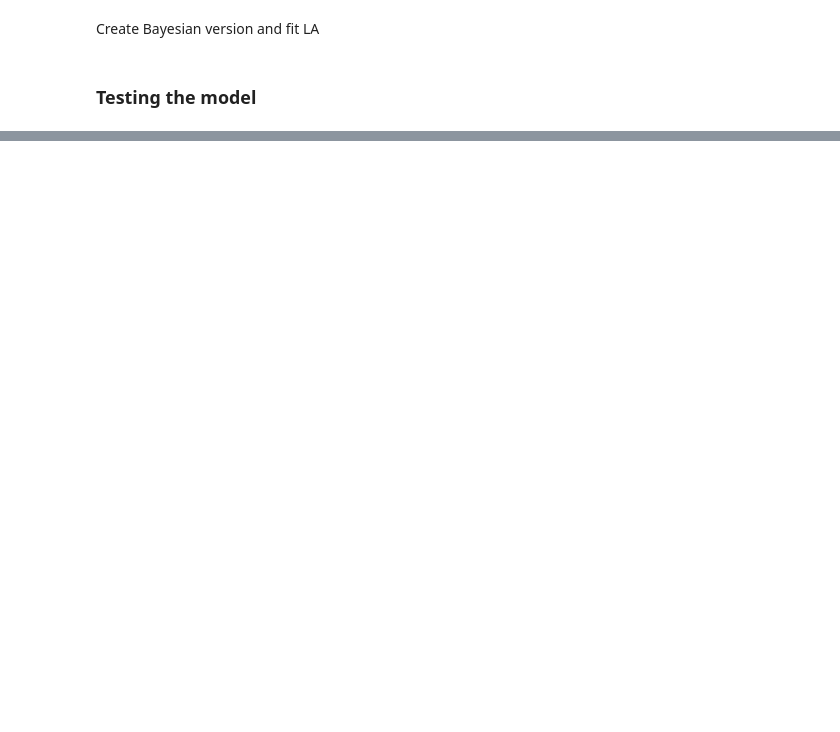
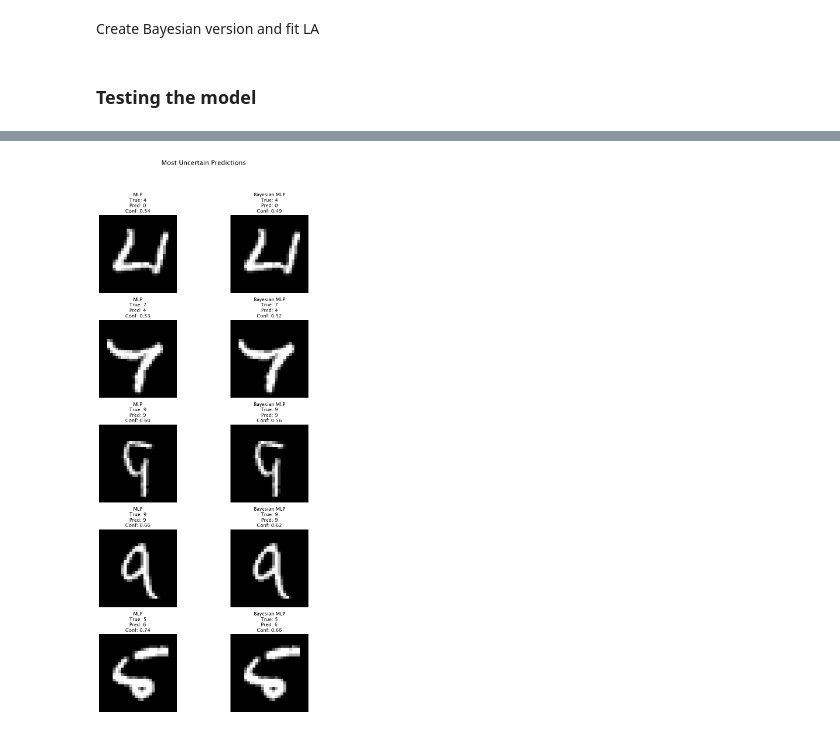
Before and after one commit to confinlay/Bayesian-CE, a Jupyter notebook: new-stuff/BNN/train-LBNN.ipynb, the cells around one changed output, grey strips where cells are left out. Saved outputs shown, nothing was run; the diff lists cells and outputs as text; code cells hidden in the pictures; blank space fills up the shorter version.

Commit message:
Finished laplace implementation and training/testing

```diff
--- a/new-stuff/BNN/train-LBNN.ipynb
+++ b/new-stuff/BNN/train-LBNN.ipynb
@@ -38,4 +48,4 @@ Create and train base model
 # %%
 # Create and train base model
 mlp = MLP().to(device)
-mlp = train_mlp(mlp, train_loader, test_loader, device=device)
+mlp.fit(train_loader, epochs=5)
@@ -61,0 +73,93 @@ print("Max probability:", max_probs)  # Show first 5 confidence scores
+# %%
+# Plot predictions and confidence distributions for both models
+import numpy as np
+import matplotlib.pyplot as plt
+
+device = torch.device('cpu')
+
+# Get a batch of test data
+x_test, y_test = next(iter(test_loader))
+x_test = x_test.to(device)
+y_test = y_test.to(device)
+
+# Get predictions from both models
+bayes_probs = bayes_mlp.predict(x_test)
+regular_probs = F.softmax(mlp(x_test), dim=1)
+
+bayes_pred = bayes_probs.argmax(dim=1)
+regular_pred = regular_probs.argmax(dim=1)
+
+# Find the most uncertain predictions from Bayesian model
+bayes_conf = bayes_probs.max(dim=1)[0]
+most_uncertain_idx = torch.argsort(bayes_conf)[:5] # Get indices of 5 lowest confidence predictions
+
+# Create figure for predictions
+fig_pred, axes_pred = plt.subplots(5, 2, figsize=(10, 20))
+fig_pred.suptitle('Most Uncertain Predictions', fontsize=16)
+
+for i, idx in enumerate(most_uncertain_idx):
+    # Plot image
+    img = x_test[idx].cpu().squeeze().numpy()
+
+    # Regular MLP subplot
+    ax = axes_pred[i, 0]
+    ax.imshow(img, cmap='gray')
+    true_label = y_test[idx].item()
+    pred_label = regular_pred[idx].item()
+    conf = regular_probs[idx, pred_label].item()
+    ax.set_title(f'MLP\nTrue: {true_label}\nPred: {pred_label}\nConf: {conf:.2f}')
+    ax.axis('off')
+
+    # Bayesian MLP subplot
+    ax = axes_pred[i, 1]
+    ax.imshow(img, cmap='gray')
+    pred_label = bayes_pred[idx].item()
+    conf = bayes_probs[idx, pred_label].item()
+    ax.set_title(f'Bayesian MLP\nTrue: {true_label}\nPred: {pred_label}\nConf: {conf:.2f}')
+    ax.axis('off')
+
+plt.tight_layout(rect=[0, 0.03, 1, 0.95])
+plt.show()
+
+# Create figure for confidence distributions of uncertain predictions
+fig_conf, axes_conf = plt.subplots(5, 2, figsize=(12, 15))
+fig_conf.suptitle('Confidence Distributions for Most Uncertain Predictions', fontsize=16)
+
+for i, idx in enumerate(most_uncertain_idx):
+    # Regular MLP confidence distribution
+    ax = axes_conf[i, 0]
+    ax.bar(range(10), regular_probs[idx].detach().cpu().numpy())
+    ax.set_title(f'MLP Confidences')
+    ax.set_xlabel('Classes')
+    ax.set_ylabel('Probability')
+    ax.set_ylim(0, 1)
+
+    # Bayesian MLP confidence distribution
+    ax = axes_conf[i, 1]
+    ax.bar(range(10), bayes_probs[idx].detach().cpu().numpy())
+    ax.set_title(f'Bayesian MLP Confidences')
+    ax.set_xlabel('Classes')
+    ax.set_ylabel('Probability')
+    ax.set_ylim(0, 1)
+
+plt.tight_layout(rect=[0, 0.03, 1, 0.95])
+plt.show()
+
+# Print statistics for uncertain predictions
+uncertain_bayes_acc = (bayes_pred[most_uncertain_idx] == y_test[most_uncertain_idx]).float().mean()
+uncertain_regular_acc = (regular_pred[most_uncertain_idx] == y_test[most_uncertain_idx]).float().mean()
+
+print(f"\nAccuracies for Most Uncertain Predictions:")
+print(f"Regular MLP: {uncertain_regular_acc:.4f}")
+print(f"Bayesian MLP: {uncertain_bayes_acc:.4f}")
+
+print(f"\nConfidence Statistics for Most Uncertain Predictions:")
+uncertain_regular_conf = regular_probs[most_uncertain_idx].max(dim=1)[0].detach().cpu().numpy()
+uncertain_bayes_conf = bayes_probs[most_uncertain_idx].max(dim=1)[0].detach().cpu().numpy()
+
+print("Regular MLP - Mean: {:.4f}, Min: {:.4f}, Max: {:.4f}".format(
+    uncertain_regular_conf.mean(), uncertain_regular_conf.min(), uncertain_regular_conf.max()))
+print("Bayesian MLP - Mean: {:.4f}, Min: {:.4f}, Max: {:.4f}".format(
+    uncertain_bayes_conf.mean(), uncertain_bayes_conf.min(), uncertain_bayes_conf.max()))
+# %% [output]
+[figure, added]
```
Also changed, not shown: parts of 10 cells of this notebook, 2 other files.
